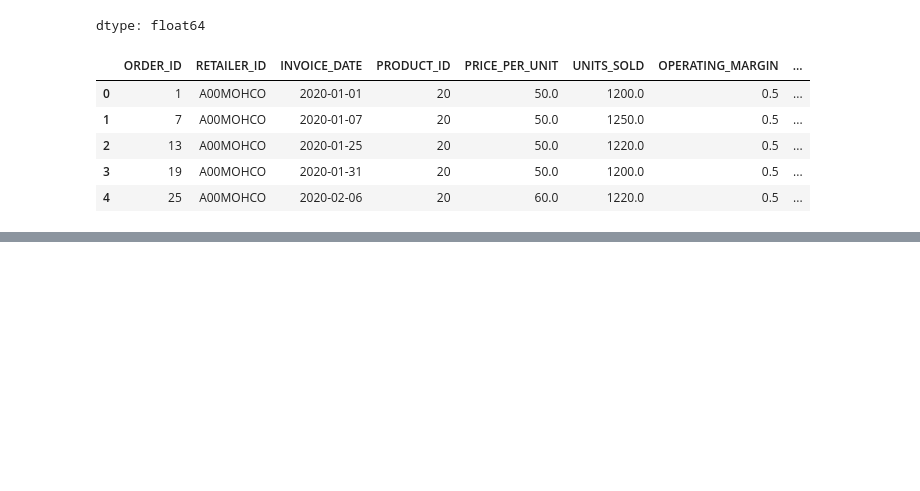
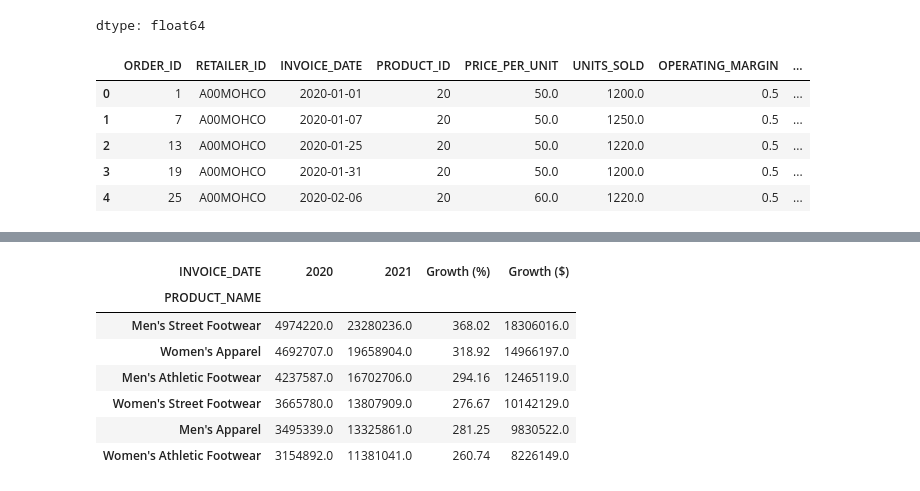
Before and after one commit to Cory-Suhr/rush-sales-analysis-final-project, a Jupyter notebook: rush_sales_analysis.ipynb, the cells around one changed output, grey strips where cells are left out. Drawn from its saved outputs; the diff is of its cells as text; code cells hidden in the pictures; blank space fills up the shorter version.

```diff
--- a/rush_sales_analysis.ipynb
+++ b/rush_sales_analysis.ipynb
@@ -639,0 +733,8 @@ combined_df.head()
+# %%
+# Looking at year over year product revenue
+product_yoy = pd.pivot_table(combined_df,
+                              index = 'PRODUCT_NAME',
+                              columns=combined_df['INVOICE_DATE'].dt.year,
+                              values='REVENUE',
+                              aggfunc='sum')
+product_yoy
@@ -639,0 +750,15 @@ combined_df.head()
+# %%
+# Calculate dollar growth
+product_yoy['Growth ($)'] = (product_yoy[2021] - product_yoy[2020])
+
+# Sort by growth
+product_yoy.sort_values(by='Growth ($)', ascending=False)
+# %% [output]
+| INVOICE_DATE | 2020 | 2021 | Growth (%) | Growth ($) |
+| PRODUCT_NAME |  |  |  |  |
+| Men's Street Footwear | 4974220.0 | 23280236.0 | 368.02 | 18306016.0 |
+| Women's Apparel | 4692707.0 | 19658904.0 | 318.92 | 14966197.0 |
+| Men's Athletic Footwear | 4237587.0 | 16702706.0 | 294.16 | 12465119.0 |
+| Women's Street Footwear | 3665780.0 | 13807909.0 | 276.67 | 10142129.0 |
+| Men's Apparel | 3495339.0 | 13325861.0 | 281.25 | 9830522.0 |
+| Women's Athletic Footwear | 3154892.0 | 11381041.0 | 260.74 | 8226149.0 |
```
Also changed, not shown: parts of 21 cells of this notebook.
